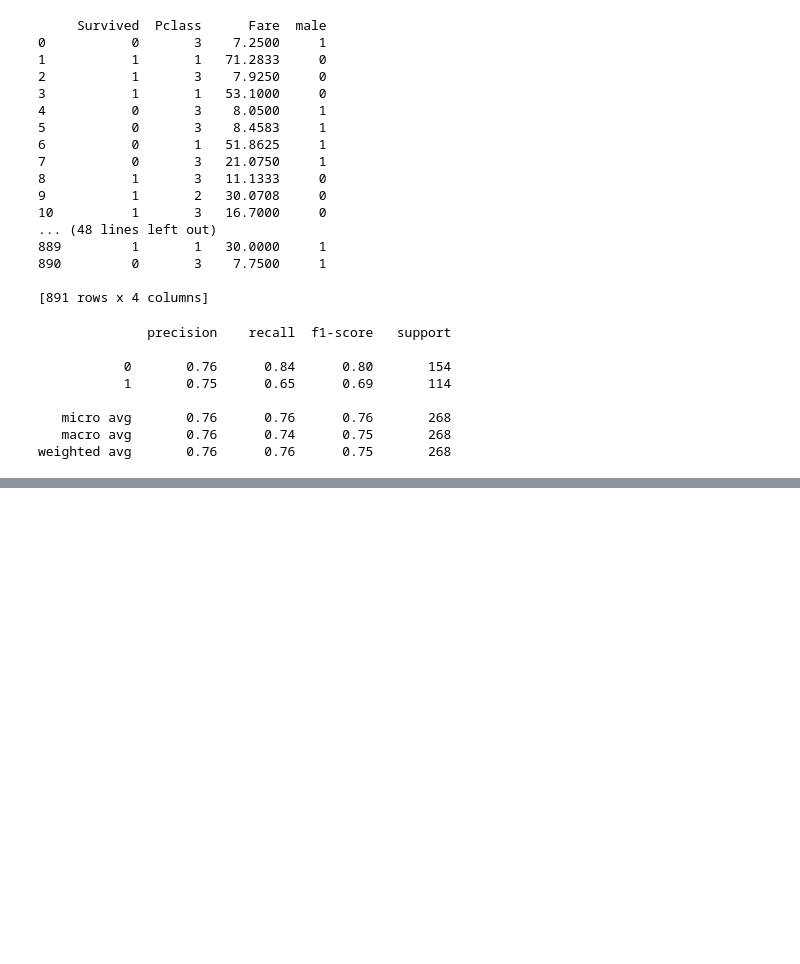
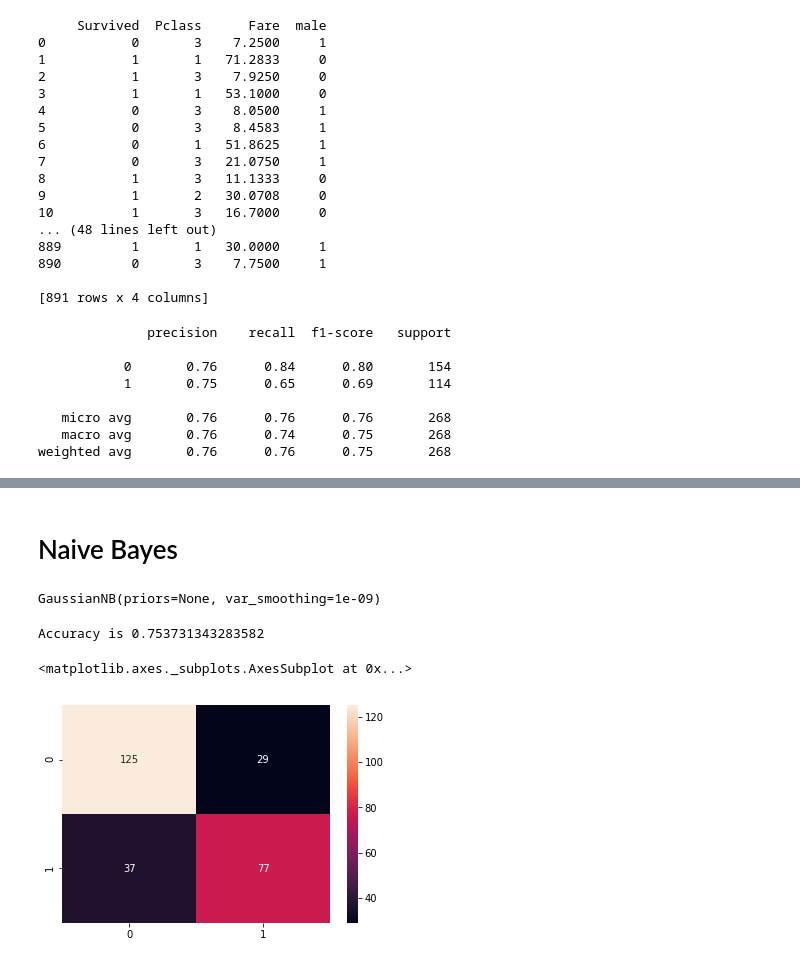
Before and after one commit to Ahmer-444/AI-Bootcamp, a Jupyter notebook: Session2/Logistic Regression.ipynb, the cells around one changed output, grey strips where cells are left out. Drawn from its saved outputs; the diff is of its cells as text; code cells hidden in the pictures; blank space fills up the shorter version.

```diff
--- a/Session2/Logistic Regression.ipynb
+++ b/Session2/Logistic Regression.ipynb
@@ -219,0 +270,21 @@ weighted avg       0.76      0.76      0.75       268
+# %% [markdown]
+# Naive Bayes
+# %%
+from sklearn.naive_bayes import GaussianNB # The SVM Classifier from scikit
+classifier = GaussianNB()
+classifier.fit(X_train, y_train)
+# %% [output]
+GaussianNB(priors=None, var_smoothing=1e-09)
+# %%
+#Predicting the Test Set
+NB_pred = classifier.predict(X_test)
+# %%
+from sklearn.metrics import confusion_matrix, accuracy_score
+print("Accuracy is {}".format(accuracy_score(y_test, NB_pred)))
+## Gives a value ~ 67.5%
+cm = confusion_matrix(y_test, NB_pred)
+sns.heatmap(cm,annot=True,fmt='2.0f')
+# %% [output]
+Accuracy is 0.753731343283582
+<matplotlib.axes._subplots.AxesSubplot at 0x...>
+[figure, added]
```
Also changed, not shown: parts of 27 cells of this notebook, 2 other files.
